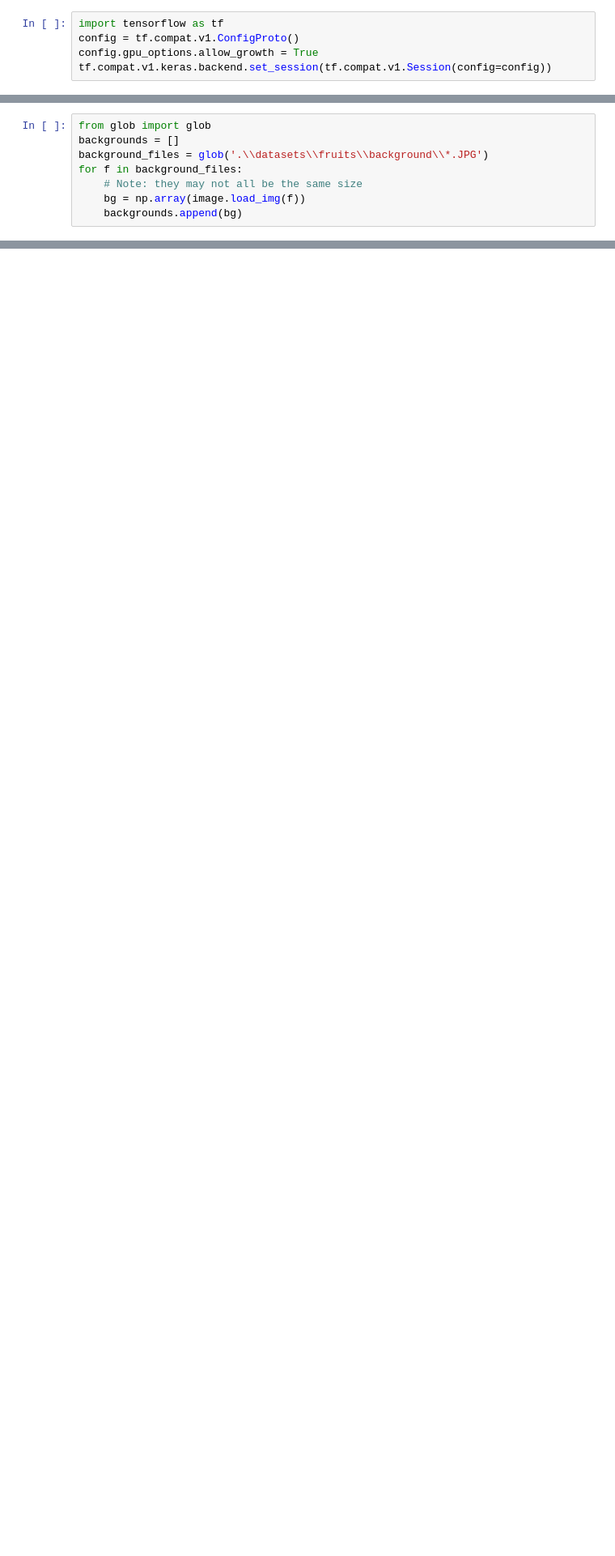
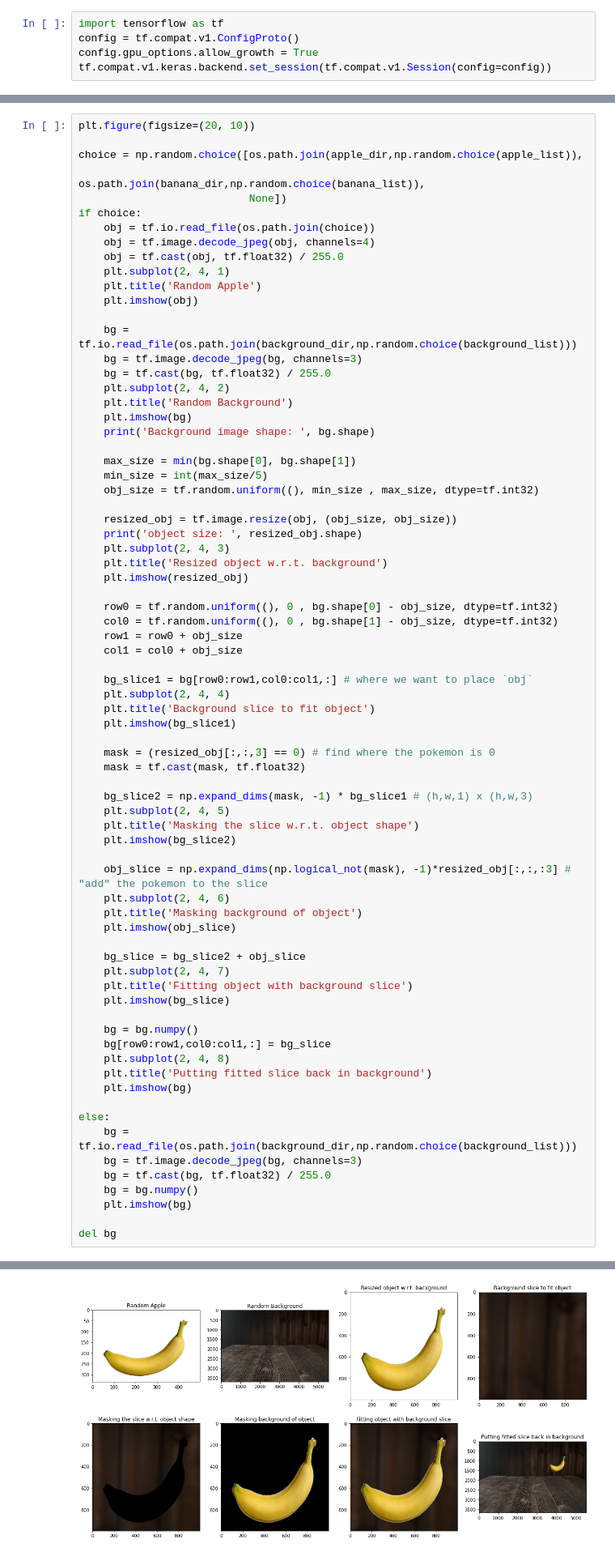
Before and after one commit to gsharansingh/Fruit_localization_and_detection, a Jupyter notebook: object_localization_simple_model.ipynb, the cells around one changed output, grey strips where cells are left out. Shown: that part at 81% size. Cells and saved outputs as stored; diff of their text form; blank space fills up the shorter version.

```diff
--- a/object_localization_simple_model.ipynb
+++ b/object_localization_simple_model.ipynb
@@ -68,8 +14,0 @@ def make_model():
-# %%
-from glob import glob
-backgrounds = []
-background_files = glob('.\\datasets\\fruits\\background\\*.JPG')
-for f in background_files:
-    # Note: they may not all be the same size
-    bg = np.array(image.load_img(f))
-    backgrounds.append(bg)
@@ -148,0 +99,75 @@ def scene_generator(batch_size=8):
+# %%
+plt.figure(figsize=(20, 10))
+
+choice = np.random.choice([os.path.join(apple_dir,np.random.choice(apple_list)),
+                           os.path.join(banana_dir,np.random.choice(banana_list)),
+                           None])
+if choice:
+    obj = tf.io.read_file(os.path.join(choice))
+    obj = tf.image.decode_jpeg(obj, channels=4)
+    obj = tf.cast(obj, tf.float32) / 255.0
+    plt.subplot(2, 4, 1)
+    plt.title('Random Apple')
+    plt.imshow(obj)
+
+    bg = tf.io.read_file(os.path.join(background_dir,np.random.choice(background_list)))
+    bg = tf.image.decode_jpeg(bg, channels=3)
+    bg = tf.cast(bg, tf.float32) / 255.0
+    plt.subplot(2, 4, 2)
+    plt.title('Random Background')
+    plt.imshow(bg)
+    print('Background image shape: ', bg.shape)
+
+    max_size = min(bg.shape[0], bg.shape[1])
+    min_size = int(max_size/5)
+    obj_size = tf.random.uniform((), min_size , max_size, dtype=tf.int32)
+
+    resized_obj = tf.image.resize(obj, (obj_size, obj_size))
+    print('object size: ', resized_obj.shape)
+    plt.subplot(2, 4, 3)
+    plt.title('Resized object w.r.t. background')
+    plt.imshow(resized_obj)
+
+    row0 = tf.random.uniform((), 0 , bg.shape[0] - obj_size, dtype=tf.int32)
+    col0 = tf.random.uniform((), 0 , bg.shape[1] - obj_size, dtype=tf.int32)
+    row1 = row0 + obj_size
+    col1 = col0 + obj_size
+
+    bg_slice1 = bg[row0:row1,col0:col1,:] # where we want to place `obj`
+    plt.subplot(2, 4, 4)
+    plt.title('Background slice to fit object')
+    plt.imshow(bg_slice1)
+
+    mask = (resized_obj[:,:,3] == 0) # find where the pokemon is 0
+    mask = tf.cast(mask, tf.float32)
+
+    bg_slice2 = np.expand_dims(mask, -1) * bg_slice1 # (h,w,1) x (h,w,3)
+    plt.subplot(2, 4, 5)
+    plt.title('Masking the slice w.r.t. object shape')
+    plt.imshow(bg_slice2)
+
+    obj_slice = np.expand_dims(np.logical_not(mask), -1)*resized_obj[:,:,:3] # "add" the pokemon to the slice
+    plt.subplot(2, 4, 6)
+    plt.title('Masking background of object')
+    plt.imshow(obj_slice)
+
+    bg_slice = bg_slice2 + obj_slice
+    plt.subplot(2, 4, 7)
+    plt.title('Fitting object with background slice')
+    plt.imshow(bg_slice)
+
+    bg = bg.numpy()
+    bg[row0:row1,col0:col1,:] = bg_slice
+    plt.subplot(2, 4, 8)
+    plt.title('Putting fitted slice back in background')
+    plt.imshow(bg)
+
+else:
+    bg = tf.io.read_file(os.path.join(background_dir,np.random.choice(background_list)))
+    bg = tf.image.decode_jpeg(bg, channels=3)
+    bg = tf.cast(bg, tf.float32) / 255.0
+    bg = bg.numpy()
+    plt.imshow(bg)
+
+del bg
+# %% [output]
@@ -148,0 +176 @@ def scene_generator(batch_size=8):
+[figure, added]
```
Also changed, not shown: parts of 24 cells of this notebook.
